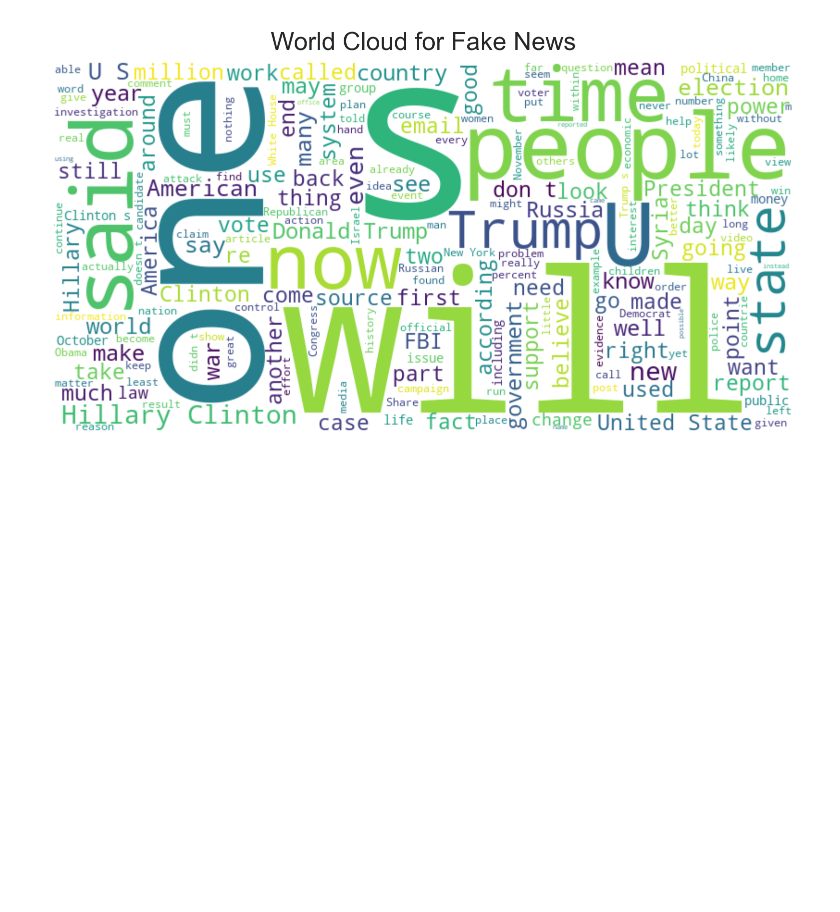
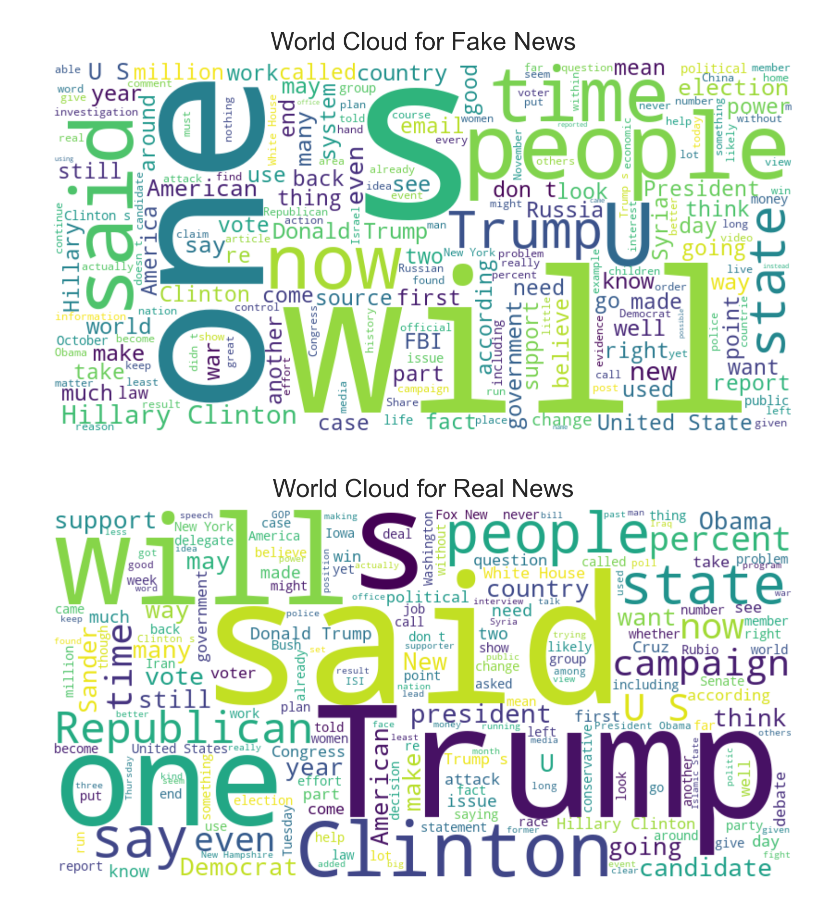
Before and after one commit to Asifdotexe/fake-news-detection-model, a Jupyter notebook: code/issue-3-as-data-exploration_and_model_development.ipynb, the cells around one changed output. Drawn from its saved outputs; the diff is of its cells as text; code cells hidden in the pictures; blank space fills up the shorter version.

Commit message:
#3 generated wordcloud for real news

```diff
--- a/code/issue-3-as-data-exploration_and_model_development.ipynb
+++ b/code/issue-3-as-data-exploration_and_model_development.ipynb
@@ -79,3 +80,17 @@ plt.axis('off')
 plt.show()
 # %% [output]
 [figure]
+# %%
+# real-news wordcloud
+real_news= ''.join(df[df['label']=='REAL']['text'])
+real_wordcloud= WordCloud(width=800,height=400, background_color='white').generate(real_news)
+# %%
+# generating the word cloud plot
+plt.figure(figsize=(14,7))
+plt.subplot(1,2,2)
+plt.imshow(real_wordcloud, interpolation='bilinear')
+plt.title('World Cloud for Real News')
+plt.axis('off')
+plt.show()
+# %% [output]
+[figure, added]
```
Also changed, not shown: parts of 1 cell of this notebook.
